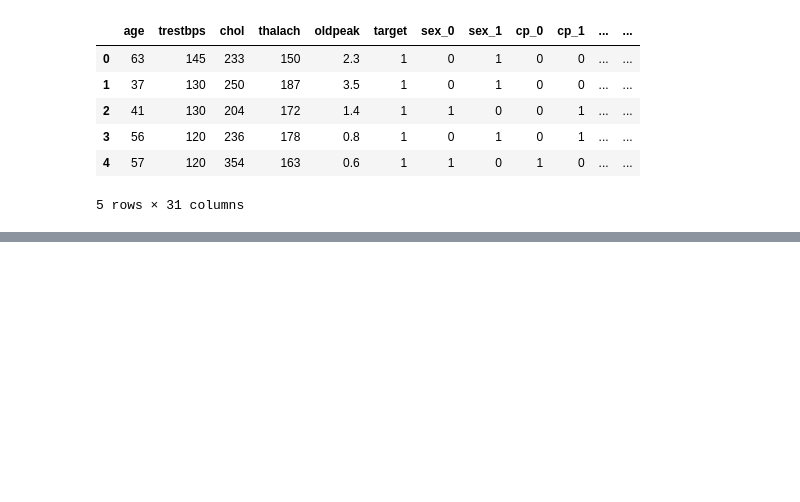
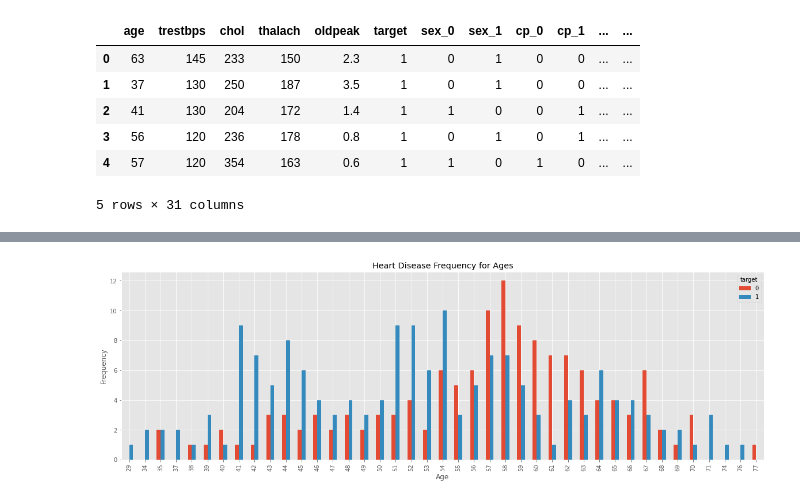
Before and after one commit to trs96/MLDA, a Jupyter notebook: Project.ipynb, the cells around one changed output, grey strips where cells are left out. Drawn from its saved outputs; the diff is of its cells as text; code cells hidden in the pictures; blank space fills up the shorter version.

```diff
--- a/Project.ipynb
+++ b/Project.ipynb
@@ -357,0 +473,11 @@ X_encoded.head()
+# %%
+#def hd_age_plot():
+
+df = df_hd.append(df_whd)
+pd.crosstab(df["age"], df["target"]).plot(kind="bar", figsize=(20, 6))
+pyplot.title("Heart Disease Frequency for Ages")
+pyplot.xlabel("Age")
+pyplot.ylabel("Frequency")
+pyplot.show()
+# %% [output]
+[figure, added]
```
Also changed, not shown: parts of 22 cells of this notebook.
